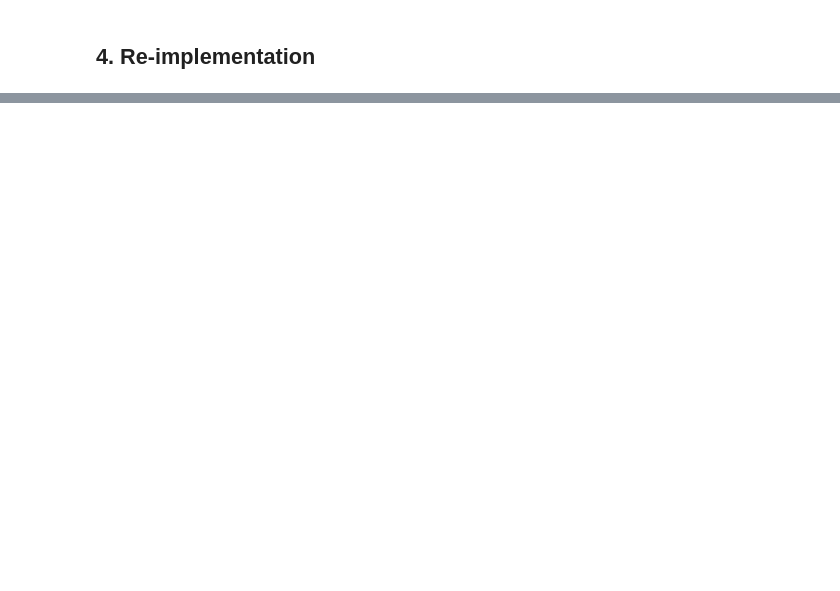
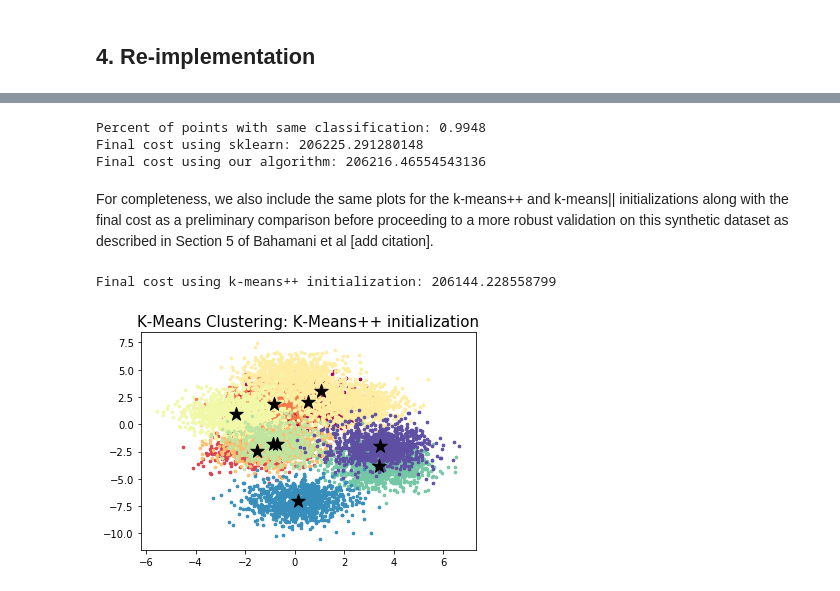
Before and after one commit to Rykilla/STA663_SPRING2018_PROJECT, a Jupyter notebook: Final Report.ipynb, the cells around one changed output, grey strips where cells are left out. Cells and saved outputs as stored; diff of their text form; code cells hidden in the pictures; blank space fills up the shorter version.

```diff
--- a/Final Report.ipynb
+++ b/Final Report.ipynb
@@ -80,0 +820,32 @@ On the other hand, the real-life dataset *SPAM* consists of 4601 points in 58 di
+# %%
+from helper_func import distance, cost
+
+l_error = np.sum(plib.labels_==pred_r['Cluster Indices'])/len(plib.labels_)
+
+print('Percent of points with same classification:', l_error)
+print('Final cost using sklearn:',cost(distance(xs,plib.cluster_centers_)))
+print('Final cost using our algorithm:',cost(distance(xs,pred_r['Centroids'])))
+# %% [output]
+Percent of points with same classification: 0.9948
+Final cost using sklearn: 206225.291280148
+Final cost using our algorithm: 206216.46554543136
+# %% [markdown]
+For completeness, we also include the same plots for the k-means++ and k-means|| initializations along with the final cost as a preliminary comparison before proceeding to a more robust validation on this synthetic dataset as described in Section 5 of Bahamani et al [add citation].
+# %%
+from kmeans_pp_init import k_means_pp
+
+c_int_pp = k_means_pp(xs, 10, seed=seed)
+pred_pp = k_means(xs,k,c_int_pp)
+
+fig, ax = plt.subplots()
+for i in range(k):
+        points = np.array([xs[j,0:2] for j in range(xs.shape[0]) if pred_pp['Cluster Indices'][j] == i])
+        ax.scatter(points[:, 0], points[:, 1], s=7, c=colors[i])
+ax.scatter(pred_pp['Centroids'][:,0], pred_pp['Centroids'][:,1], marker='*', s=200, c='black')
+plt.title('K-Means Clustering: K-Means++ initialization', fontsize=15)
+pass
+
+print('Final cost using k-means++ initialization:',cost(distance(xs,pred_pp['Centroids'])))
+# %% [output]
+Final cost using k-means++ initialization: 206144.228558799
+[figure, added]
```
Also changed, not shown: parts of 96 cells of this notebook.
